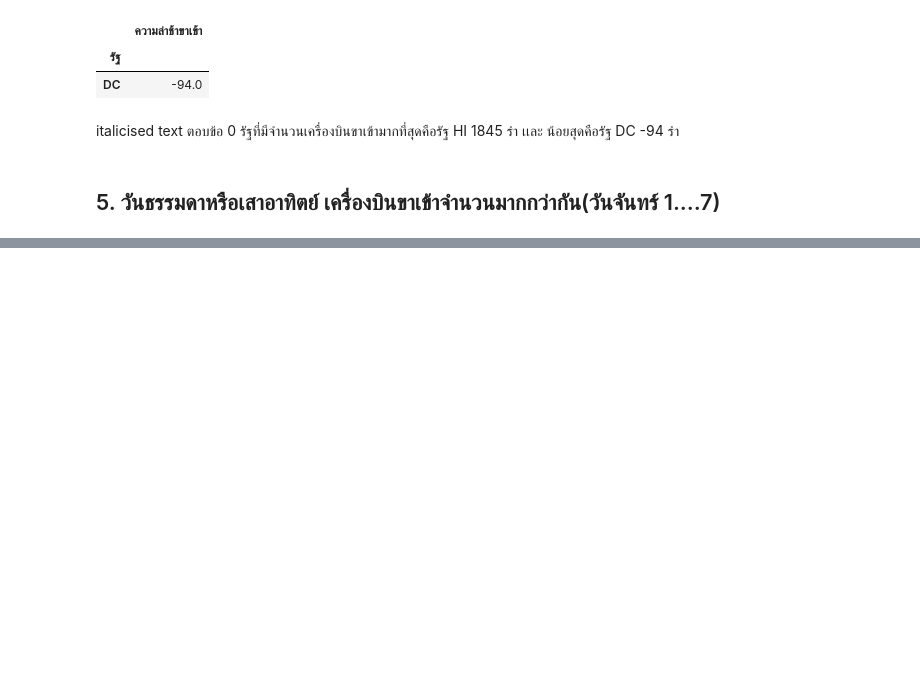
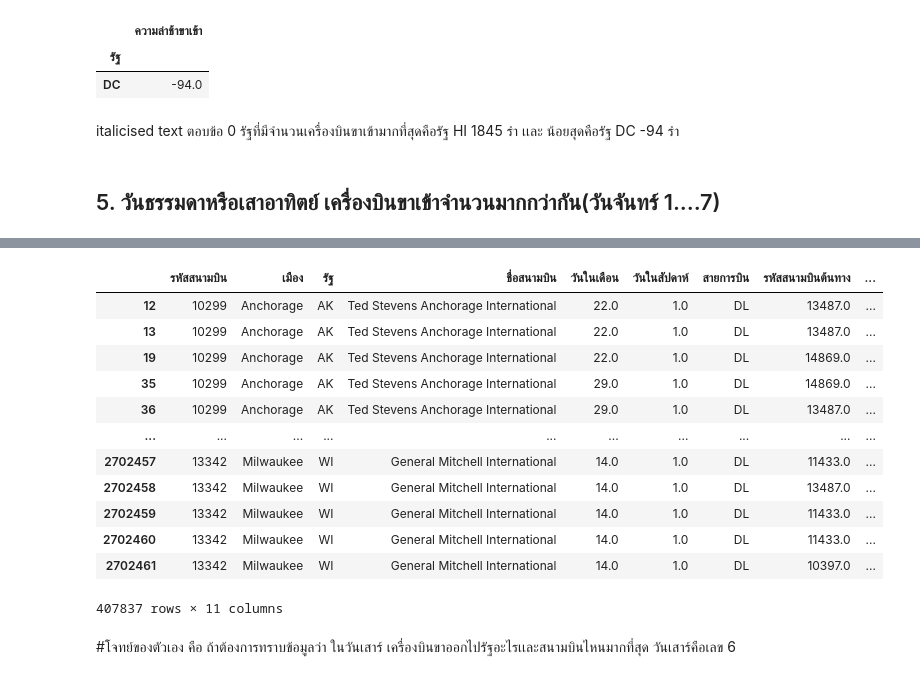
Before and after one commit to kittikhun62/DWDM21, a Jupyter notebook: MiniExam.ipynb, the cells around one changed output, grey strips where cells are left out. Cells and saved outputs as stored; diff of their text form; code cells hidden in the pictures; blank space fills up the shorter version.

Commit message:
โจทย์ตัวเอง

```diff
--- a/MiniExam.ipynb
+++ b/MiniExam.ipynb
@@ -224,2 +238,20 @@ merged_table_dropna
+# %%
+merged_table_dropna[merged_table_dropna['วันในสัปดาห์'] == 1]
+# %% [output]
+|  | รหัสสนามบิน | เมือง | รัฐ | ชื่อสนามบิน | วันในเดือน | วันในสัปดาห์ | สายการบิน | รหัสสนามบินต้นทาง | ... |
+| 12 | 10299 | Anchorage | AK | Ted Stevens Anchorage International | 22.0 | 1.0 | DL | 13487.0 | ... |
+| 13 | 10299 | Anchorage | AK | Ted Stevens Anchorage International | 22.0 | 1.0 | DL | 13487.0 | ... |
+| 19 | 10299 | Anchorage | AK | Ted Stevens Anchorage International | 22.0 | 1.0 | DL | 14869.0 | ... |
+| 35 | 10299 | Anchorage | AK | Ted Stevens Anchorage International | 29.0 | 1.0 | DL | 14869.0 | ... |
+| 36 | 10299 | Anchorage | AK | Ted Stevens Anchorage International | 29.0 | 1.0 | DL | 13487.0 | ... |
+| ... | ... | ... | ... | ... | ... | ... | ... | ... | ... |
+| 2702457 | 13342 | Milwaukee | WI | General Mitchell International | 14.0 | 1.0 | DL | 11433.0 | ... |
+| 2702458 | 13342 | Milwaukee | WI | General Mitchell International | 14.0 | 1.0 | DL | 13487.0 | ... |
+| 2702459 | 13342 | Milwaukee | WI | General Mitchell International | 14.0 | 1.0 | DL | 11433.0 | ... |
+| 2702460 | 13342 | Milwaukee | WI | General Mitchell International | 14.0 | 1.0 | DL | 11433.0 | ... |
+| 2702461 | 13342 | Milwaukee | WI | General Mitchell International | 14.0 | 1.0 | DL | 10397.0 | ... |
+407837 rows × 11 columns
+# %% [markdown]
+#โจทย์ของตัวเอง คือ ถ้าต้องการทราบข้อมูลว่า ในวันเสาร์ เครื่องบินขาออกไปรัฐอะไรเเละสนามบินไหนมากที่สุด วันเสาร์คือเลข 6
 # %%
 merged_table_dropna
```
Also changed, not shown: parts of 16 cells of this notebook.
